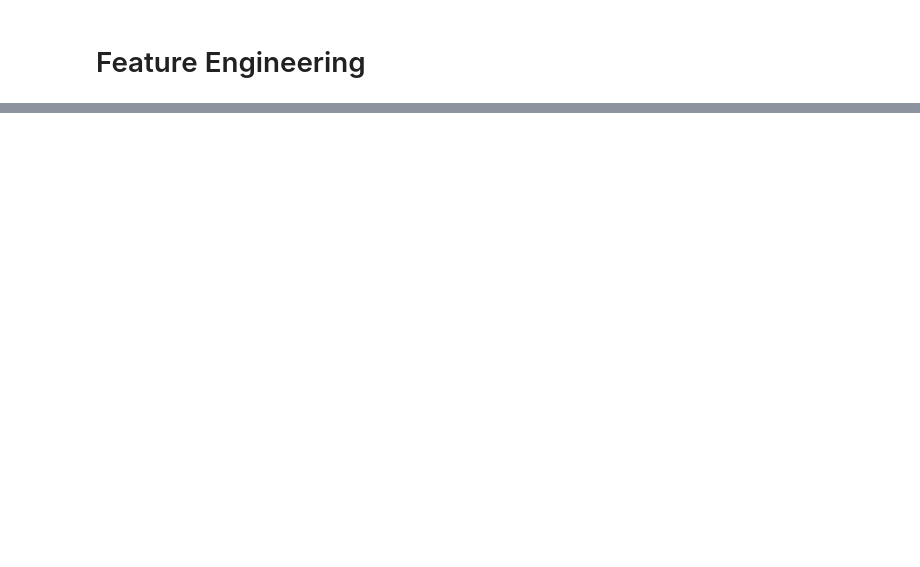
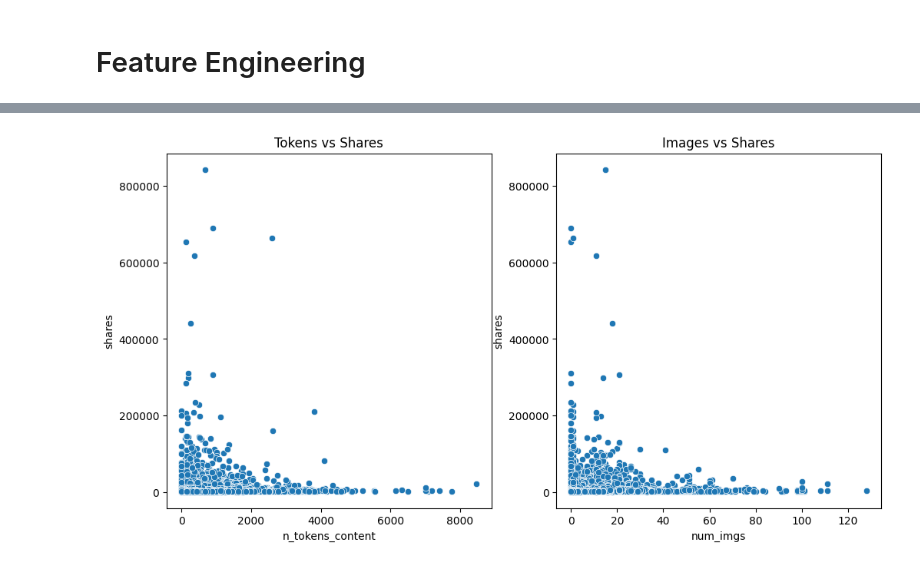
Before and after one commit to Siy-HaackeJ/Data-Challenge-Text-Mining-Green-Way-, a Jupyter notebook: Data Challenges .ipynb, the cells around one changed output, grey strips where cells are left out. Saved outputs shown, nothing was run; the diff lists cells and outputs as text; code cells hidden in the pictures; blank space fills up the shorter version.

```diff
--- a/Data Challenges .ipynb
+++ b/Data Challenges .ipynb
@@ -9,7 +11,7 @@ from bs4 import BeautifulSoup
 # %%
 # Load the dataset
 file_path = 'E:/python/Dataset/OnlineNewsPopularity.csv'
-df = pd.read_csv(file_path)
+df = pd.read_csv("OnlineNewsPopularity.csv")
 # %%
 # Display basic info about the dataset
 print("Dataset Info:\n", df.info())
@@ -66,0 +93,15 @@ df['keyword_density'] = df['keywords_content'] / (df['tokens_content'] + 1)  # A
+# %%
+df.columns = df.columns.str.replace(' ', '')
+# %%
+# Scatterplot of some features vs 'shares'
+plt.figure(figsize=(12, 6))
+plt.subplot(1, 2, 1)
+sns.scatterplot(x='n_tokens_content', y='shares', data=df)
+plt.title('Tokens vs Shares')
+
+plt.subplot(1, 2, 2)
+sns.scatterplot(x='num_imgs', y='shares', data=df)
+plt.title('Images vs Shares')
+plt.show()
+# %% [output]
+[figure, added]
```
Also changed, not shown: parts of 14 cells of this notebook, 3 other files.
